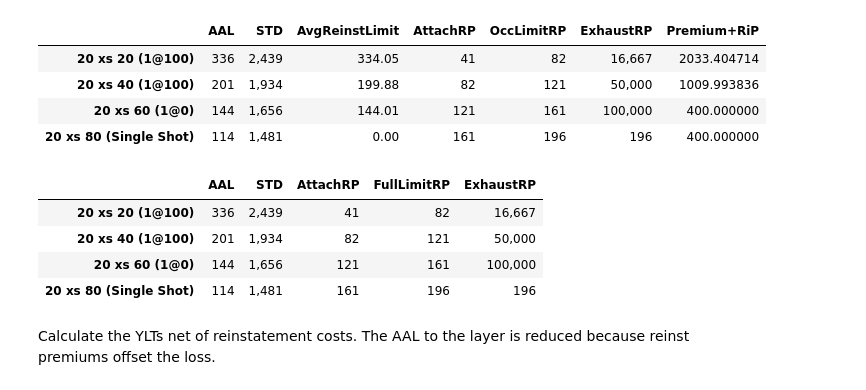
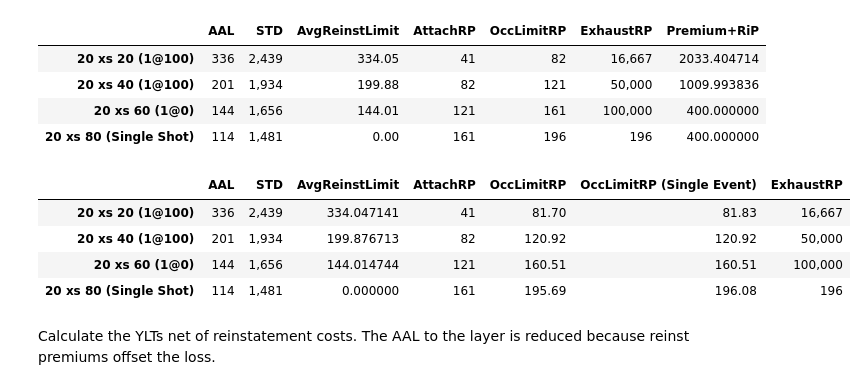
Before and after one commit to iwbailey/pandas-ylt, a Jupyter notebook: yelt_examples_layer_losses.ipynb, the cells around one changed output. Drawn from its saved outputs; the diff is of its cells as text; code cells hidden in the pictures.

Commit message:
updated the reinstatements calculation

```diff
--- a/yelt_examples_layer_losses.ipynb
+++ b/yelt_examples_layer_losses.ipynb
@@ -61,7 +61,7 @@ layers = {
 # Get a separate YLT for each layer
 lyr_ylts = pd.concat({lyr: layers[lyr].ceded_ylt(yelt) for lyr in layers},
                      names=['LayerName'])
-lyr_reinst = pd.concat({lyr: layers[lyr].reinstated_limits(yelt) for lyr in layers},
+lyr_reinst = pd.concat({lyr: layers[lyr].ceded_ylt(yelt, only_reinstated=True) for lyr in layers},
                        names=['LayerName'])
 
 # Calculate the layer stats from the YLTs
@@ -91,33 +91,36 @@ pd.DataFrame(summary_stats).T.style.format({"AAL": "{:,.0f}",
 | 20 xs 60 (1@0) | 144 | 1,656 | 144.01 | 121 | 161 | 100,000 | 400.000000 |
 | 20 xs 80 (Single Shot) | 114 | 1,481 | 0.00 | 161 | 196 | 196 | 400.000000 |
 # %%
-# Get a separate YLT for each layer
-lyr_yelts = pd.concat({lyr: layers[lyr].ceded_yelt(yelt) for lyr in layers},
-                      names=['LayerName'])
+# Get a separate YELT for each layer
+lyr_yelts = pd.concat({lyr: layers[lyr].ceded_yelt(yelt) for lyr in layers}, names=['LayerName'])
+lyr_event_reinst = pd.concat({lyr: layers[lyr].ceded_yelt(yelt, only_reinstated=True) for lyr in layers}, names=['LayerName'])
 # lyr_yelts
 
 # Calculate the layer stats from the YLTs
 summary_stats = {k:
                      {'AAL': lyr_yelts.loc[k].yel.aal,
                       'STD': lyr_yelts.loc[k].yel.to_ylt().yl.std(),
+                      'AvgReinstLimit': lyr_event_reinst.loc[k].yel.aal,
                       'AttachRP': 1 / lyr_yelts.loc[k].yel.to_ylt().yl.prob_of_a_loss,
-                      'FullLimitRP': 1 / lyr_yelts.loc[k].yel.to_ylt(is_occurrence=True).yl.loss_exprob(layers[k].limit),
+                      'OccLimitRP': 1 / lyr_yelts.loc[k].yel.to_ylt().yl.loss_exprob(layers[k].limit),
+                      'OccLimitRP (Single Event)': 1 / lyr_yelts.loc[k].yel.to_ylt(is_occurrence=True).yl.loss_exprob(layers[k].limit),
                       'ExhaustRP': 1 / lyr_yelts.loc[k].yel.to_ylt().yl.loss_exprob(layers[k].agg_limit),
                       }
                  for k in layers}
 
-# Display the results
+# Display the results to check the same as before
 pd.DataFrame(summary_stats).T.style.format({"AAL": "{:,.0f}", 'STD': '{:,.0f}',
                                             'ExpReinst': '{:.1f}',
                                             'AttachRP': "{:,.0f}",
-                                            'FullLimitRP': "{:,.0f}",
+                                            'OccLimitRP': "{:,.2f}",
+                                            'OccLimitRP (Single Event)': "{:,.2f}",
                                             'ExhaustRP': "{:,.0f}",
                                             })
 # %% [output]
-|  | AAL | STD | AttachRP | FullLimitRP | ExhaustRP |
-| 20 xs 20 (1@100) | 336 | 2,439 | 41 | 82 | 16,667 |
-| 20 xs 40 (1@100) | 201 | 1,934 | 82 | 121 | 50,000 |
-| 20 xs 60 (1@0) | 144 | 1,656 | 121 | 161 | 100,000 |
-| 20 xs 80 (Single Shot) | 114 | 1,481 | 161 | 196 | 196 |
+|  | AAL | STD | AvgReinstLimit | AttachRP | OccLimitRP | OccLimitRP (Single Event) | ExhaustRP |
+| 20 xs 20 (1@100) | 336 | 2,439 | 334.047141 | 41 | 81.70 | 81.83 | 16,667 |
+| 20 xs 40 (1@100) | 201 | 1,934 | 199.876713 | 82 | 120.92 | 120.92 | 50,000 |
+| 20 xs 60 (1@0) | 144 | 1,656 | 144.014744 | 121 | 160.51 | 160.51 | 100,000 |
+| 20 xs 80 (Single Shot) | 114 | 1,481 | 0.000000 | 161 | 195.69 | 196.08 | 196 |
 # %% [markdown]
 Calculate the YLTs net of reinstatement costs. The AAL to the layer is reduced because reinst premiums offset the loss.
```
Also changed, not shown: parts of 2 cells of this notebook.
